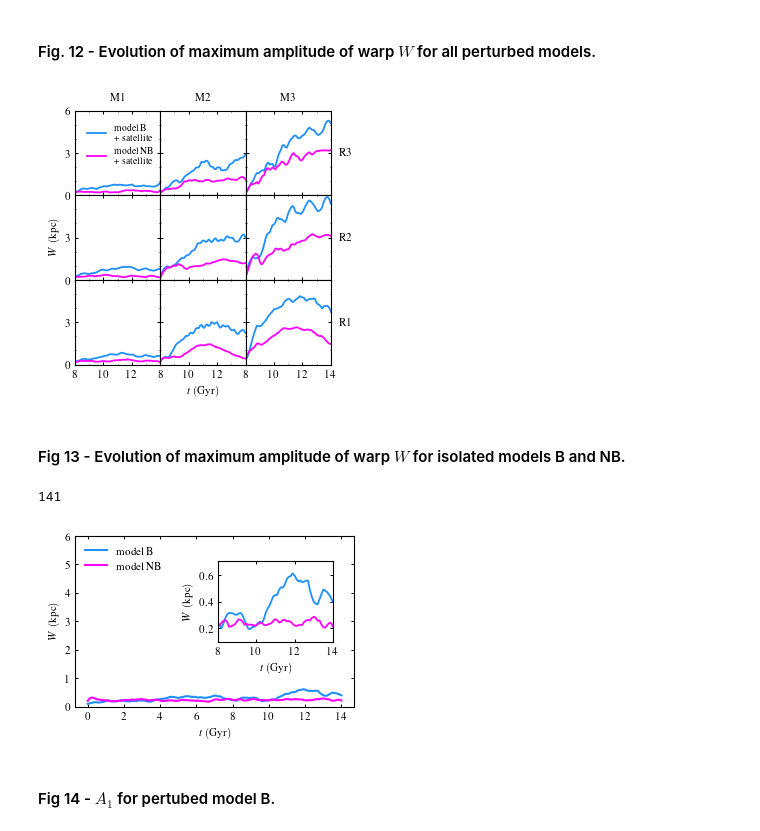
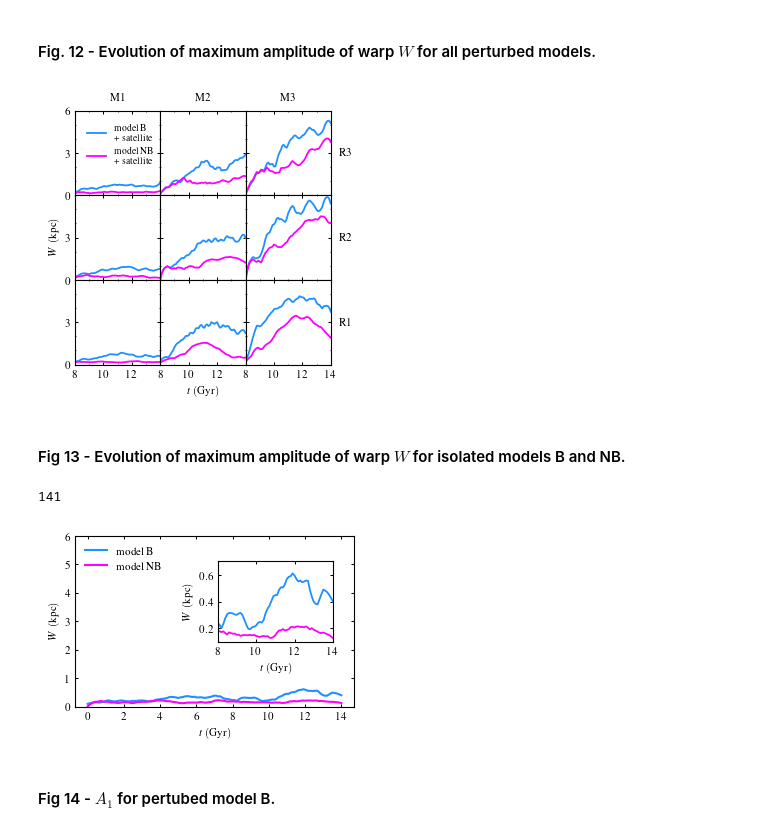
Before and after one commit to AndressaWille/astronomia, a Jupyter notebook: simulacoes mestrado/artigo-corr.ipynb, the cells around one changed output. Cells and saved outputs as stored; diff of their text form; code cells hidden in the pictures.

```diff
--- a/simulacoes mestrado/artigo-corr.ipynb
+++ b/simulacoes mestrado/artigo-corr.ipynb
@@ -1699,7 +1771,7 @@ plt.savefig('fig11-z_theta-3.pdf')
 plt.rcParams['figure.figsize'  ] = (3.3,3.3)
 fig, ((ax1, ax2, ax3), (ax4, ax5, ax6), (ax7, ax8, ax9)) = plt.subplots(nrows=3, ncols=3)
 
-doc_nb = '30-amp-01-30-nb.txt'
+doc_nb = '30-amp-01-30-nb-new.txt'
 amplitude_nb, time_nb = loadtxt(doc_nb, usecols=(0,1), unpack=True)
 doc_b = '30-amp-01-30.txt'
 amplitude_b, time_b = loadtxt(doc_b, usecols=(0,1), unpack=True)
@@ -1709,7 +1781,7 @@ ax1.plot(time_b, ab_smooth, color='dodgerblue', lw = 1.3, label='model B\n + sat
 ax1.plot(time_nb, anb_smooth, color='magenta', lw = 1.3, label='model NB\n + satellite')
 ax1.legend(frameon=False, loc="center right", bbox_to_anchor=(1.03,0.6), fontsize=7)
 
-doc_nb = '30-amp-05-30-nb.txt'
+doc_nb = '30-amp-05-30-nb-new.txt'
 amplitude_nb, time_nb = loadtxt(doc_nb, usecols=(0,1), unpack=True)
 doc_b = '30-amp-05-30.txt'
 amplitude_b, time_b = loadtxt(doc_b, usecols=(0,1), unpack=True)
@@ -1718,7 +1790,7 @@ anb_smooth = savgol_filter(amplitude_nb, window_length=9, polyorder=3)
 ax2.plot(time_b, ab_smooth, color='dodgerblue', lw = 1.3)
 ax2.plot(time_nb, anb_smooth, color='magenta', lw = 1.3)
 
-doc_nb = '30-amp-1-30-nb.txt'
+doc_nb = '30-amp-1-30-nb-new.txt'
 amplitude_nb, time_nb = loadtxt(doc_nb, usecols=(0,1), unpack=True)
 doc_b = '30-amp-1-30.txt'
 amplitude_b, time_b = loadtxt(doc_b, usecols=(0,1), unpack=True)
@@ -1727,7 +1799,7 @@ anb_smooth = savgol_filter(amplitude_nb, window_length=9, polyorder=3)
 ax3.plot(time_b, ab_smooth, color='dodgerblue', lw = 1.3)
 ax3.plot(time_nb, anb_smooth, color='magenta', lw = 1.3)
 
-doc_nb = '30-amp-01-20-nb.txt'
+doc_nb = '30-amp-01-20-nb-new.txt'
 amplitude_nb, time_nb = loadtxt(doc_nb, usecols=(0,1), unpack=True)
 doc_b = '30-amp-01-20.txt'
 amplitude_b, time_b = loadtxt(doc_b, usecols=(0,1), unpack=True)
@@ -1736,7 +1808,7 @@ anb_smooth = savgol_filter(amplitude_nb, window_length=9, polyorder=3)
 ax4.plot(time_b, ab_smooth, color='dodgerblue', lw = 1.3)
 ax4.plot(time_nb, anb_smooth, color='magenta', lw = 1.3)
 
-doc_nb = '30-amp-05-20-nb.txt'
+doc_nb = '30-amp-05-20-nb-new.txt'
 amplitude_nb, time_nb = loadtxt(doc_nb, usecols=(0,1), unpack=True)
 doc_b = '30-amp-05-20.txt'
 amplitude_b, time_b = loadtxt(doc_b, usecols=(0,1), unpack=True)
@@ -1749,7 +1821,7 @@ ax5.plot(time_b, ab_smooth, color='dodgerblue', lw = 1.3)
 ax5.plot(time_nb, anb_smooth, color='magenta', lw = 1.3)
 #ax5.plot(time_nb2, anb2_smooth, color='yellow', label='non-barred galaxy (no gas)\n + satellite')
 
-doc_nb = '30-amp-1-20-nb.txt'
+doc_nb = '30-amp-1-20-nb-new.txt'
 amplitude_nb, time_nb = loadtxt(doc_nb, usecols=(0,1), unpack=True)
 doc_b = '30-amp-1-20.txt'
 amplitude_b, time_b = loadtxt(doc_b, usecols=(0,1), unpack=True)
@@ -1758,7 +1830,7 @@ anb_smooth = savgol_filter(amplitude_nb, window_length=9, polyorder=3)
 ax6.plot(time_b, ab_smooth, color='dodgerblue', lw = 1.3)
 ax6.plot(time_nb, anb_smooth, color='magenta', lw = 1.3)
 
-doc_nb = '30-amp-01-10-nb.txt'
+doc_nb = '30-amp-01-10-nb-new.txt'
 amplitude_nb, time_nb = loadtxt(doc_nb, usecols=(0,1), unpack=True)
 doc_b = '30-amp-01-10.txt'
 amplitude_b, time_b = loadtxt(doc_b, usecols=(0,1), unpack=True)
@@ -1767,7 +1839,7 @@ anb_smooth = savgol_filter(amplitude_nb, window_length=9, polyorder=3)
 ax7.plot(time_b, ab_smooth, color='dodgerblue', lw = 1.3)
 ax7.plot(time_nb, anb_smooth, color='magenta', lw = 1.3)
 
-doc_nb = '30-amp-05-10-nb.txt'
+doc_nb = '30-amp-05-10-nb-new.txt'
 amplitude_nb, time_nb = loadtxt(doc_nb, usecols=(0,1), unpack=True)
 doc_b = '30-amp-05-10.txt'
 amplitude_b, time_b = loadtxt(doc_b, usecols=(0,1), unpack=True)
@@ -1776,48 +1848,48 @@ anb_smooth = savgol_filter(amplitude_nb, window_length=9, polyorder=3)
 ax8.plot(time_b, ab_smooth, color='dodgerblue', lw = 1.3)
 ax8.plot(time_nb, anb_smooth, color='magenta', lw = 1.3)
 
-doc_nb = '30-amp-1-10-nb.txt'
+doc_nb = '30-amp-1-10-nb-new.txt'
 amplitude_nb, time_nb = loadtxt(doc_nb, usecols=(0,1), unpack=True)
 doc_b = '30-amp-1-10.txt'
 amplitude_b, time_b = loadtxt(doc_b, usecols=(0,1), unpack=True)
 ab_smooth = savgol_filter(amplitude_b, window_length=9, polyorder=3)
 anb_smooth = savgol_filter(amplitude_nb, window_length=9, polyorder=3)
 ax9.plot(time_b, ab_smooth, color='dodgerblue', lw = 1.3)
 ax9.plot(time_nb, anb_smooth, color='magenta', lw = 1.3)
 
 for ax in fig.get_axes():
     # ax.set_xlabel(r'$t \, \mathrm{(Gyr)}$')
     # ax.set_ylabel(r'$A_{\rm max}~({\rm kpc})$')
     ax.set_xlim(8,14)
     ax.set_xticks(np.arange(8,14,2))
     ax.xaxis.set_minor_locator(MultipleLocator(1))
     ax.set_ylim(0,6)
     ax.set_yticks(np.arange(0,6,3))
     ax.yaxis.set_minor_locator(MultipleLocator(1))
     ax.label_outer()
 ax9.set_xticks(np.arange(8,15,2))
 ax1.set_yticks(np.arange(0,7,3))
 ax8.set_xlabel(r'$t \, \mathrm{(Gyr)}$')
 ax4.set_ylabel(r'$W~({\rm kpc})$')
 
 ax1.annotate('M1', xy=(0.5, 1.1), xycoords='axes fraction', color='k', ha='center', va='bottom')
 ax2.annotate('M2', xy=(0.5, 1.1), xycoords='axes fraction', color='k', ha='center', va='bottom')
 ax3.annotate('M3', xy=(0.5, 1.1), xycoords='axes fraction', color='k', ha='center', va='bottom')
 ax3.annotate('R3', xy=(1.1, 0.5), xycoords='axes fraction', color='k', ha='left', va='center')
 ax6.annotate('R2', xy=(1.1, 0.5), xycoords='axes fraction', color='k', ha='left', va='center')
 ax9.annotate('R1', xy=(1.1, 0.5), xycoords='axes fraction', color='k', ha='left', va='center')
 
 fig.subplots_adjust(hspace=0.00, wspace=0.0)
 
-plt.savefig('fig12-W.pdf')
+plt.savefig('figuras_2/fig12-W.pdf')
 # %% [output]
-[figure, old version]
+[figure, new version]
 # %% [markdown]
 #### Fig 13 - Evolution of maximum amplitude of warp $W$ for isolated models B and NB.
 # %%
 plt.rcParams['figure.figsize'  ] = (3.3,2.3)
 
-doc_nb = '30-amp-nb.txt'
+doc_nb = '30-amp-nb-new.txt'
 amplitude_nb, time_nb = loadtxt(doc_nb, usecols=(0,1), unpack=True)
 doc_b = '30-amp-b.txt'
 amplitude_b, time_b = loadtxt(doc_b, usecols=(0,1), unpack=True)
@@ -1844,10 +1916,10 @@ sub_axes.set_xlabel(r'$t \, \mathrm{(Gyr)}$')
 sub_axes.set_ylabel(r'$W~({\rm kpc})$')
 
 plt.tight_layout()
-plt.savefig('fig13-W-nb_b-2.pdf')
+plt.savefig('figuras_2/fig13-W-nb_b.pdf')
 # %% [output]
 141
-[figure, old version]
+[figure, new version]
 # %% [markdown]
 #### Fig 14 - $A_1$ for pertubed model B.
 # %%
```
Also changed, not shown: parts of 30 cells of this notebook.
